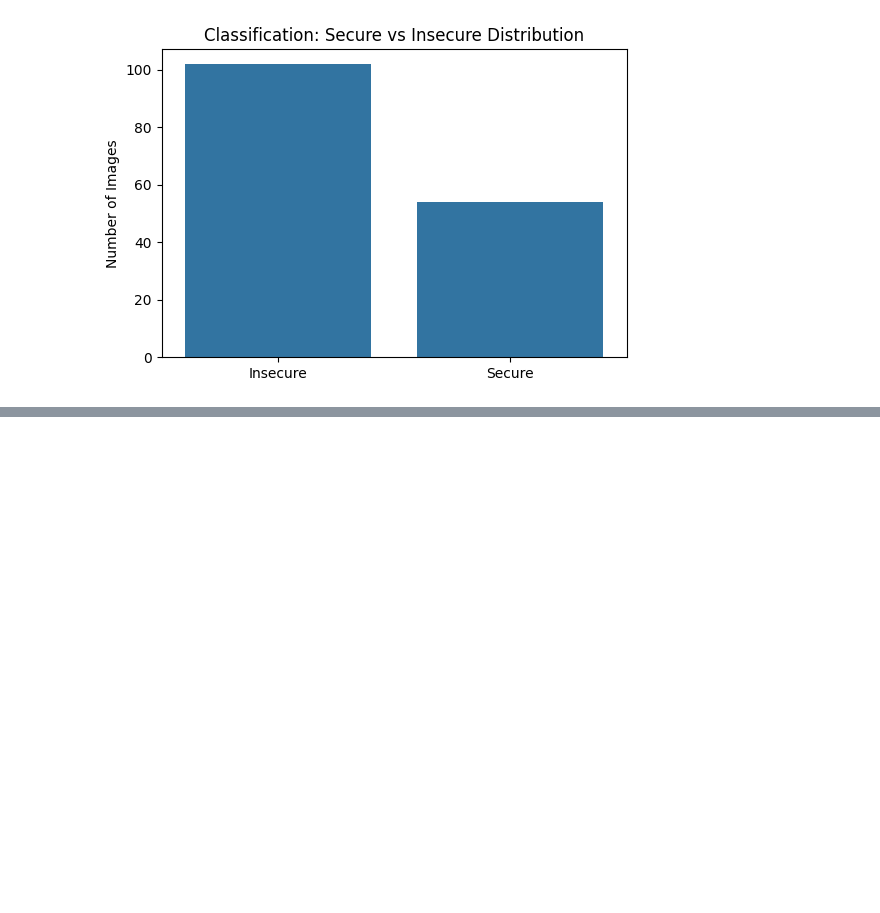
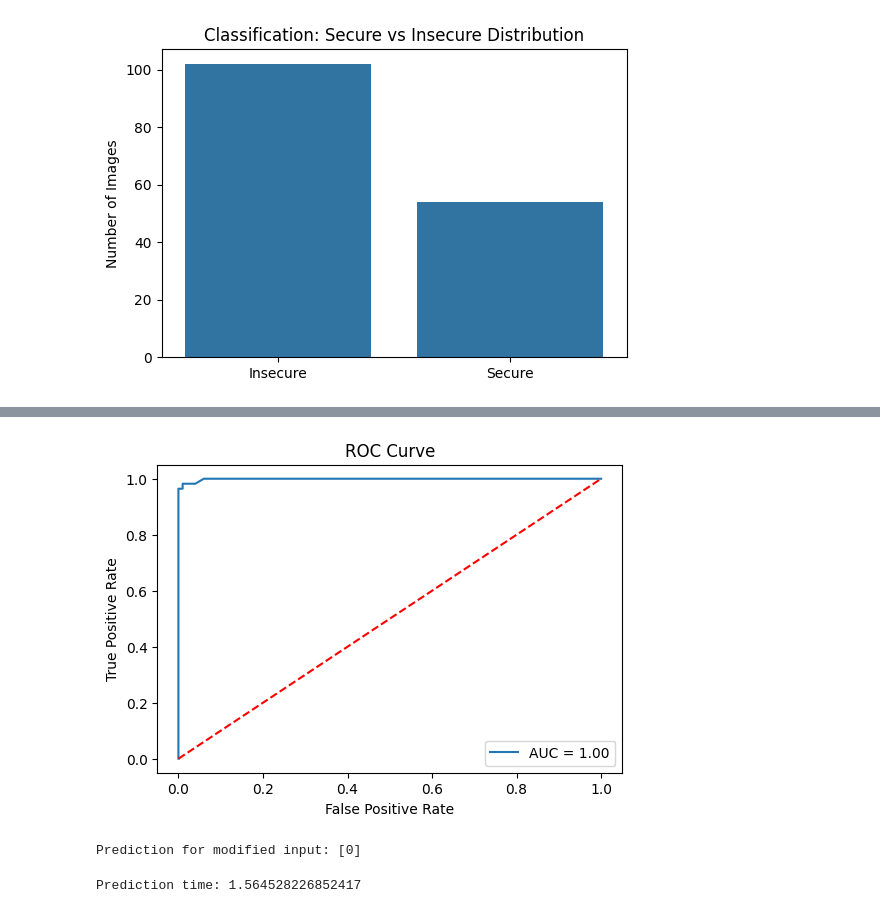
Before and after one commit to hirushifernando/ml-docker-scanner, a Jupyter notebook: notebooks/supervised_experiment.ipynb, the cells around one changed output, grey strips where cells are left out. Cells and saved outputs as stored; diff of their text form; code cells hidden in the pictures; blank space fills up the shorter version.

```diff
--- a/notebooks/supervised_experiment.ipynb
+++ b/notebooks/supervised_experiment.ipynb
@@ -459,0 +486,42 @@ plt.show()
+# %%
+from sklearn.metrics import roc_curve, auc
+
+y_prob = xgb_clf.predict_proba(X_test_clf)[:,1]
+
+fpr, tpr, thresholds = roc_curve(y_test_clf, y_prob)
+roc_auc = auc(fpr, tpr)
+
+plt.figure(figsize=(6,4))
+plt.plot(fpr, tpr, label=f"AUC = {roc_auc:.2f}")
+plt.plot([0,1],[0,1],'r--')
+plt.xlabel("False Positive Rate")
+plt.ylabel("True Positive Rate")
+plt.title("ROC Curve")
+plt.legend()
+plt.show()
+# %% [output]
+[figure, added]
+# %%
+sample = X_test_clf.iloc[5].copy()
+
+sample['layers'] = 50
+sample['number of tested dependencies'] = 200
+
+prediction = xgb_clf.predict(pd.DataFrame([sample]))
+
+print("Prediction for modified input:", prediction)
+# %% [output]
+Prediction for modified input: [0]
+# %%
+import time
+
+start = time.time()
+
+for i in range(1000):
+    xgb_clf.predict(X_test_clf)
+
+end = time.time()
+
+print("Prediction time:", end-start)
+# %% [output]
+Prediction time: 1.564528226852417
```
Also changed, not shown: parts of 4 cells of this notebook, 4 other files.
